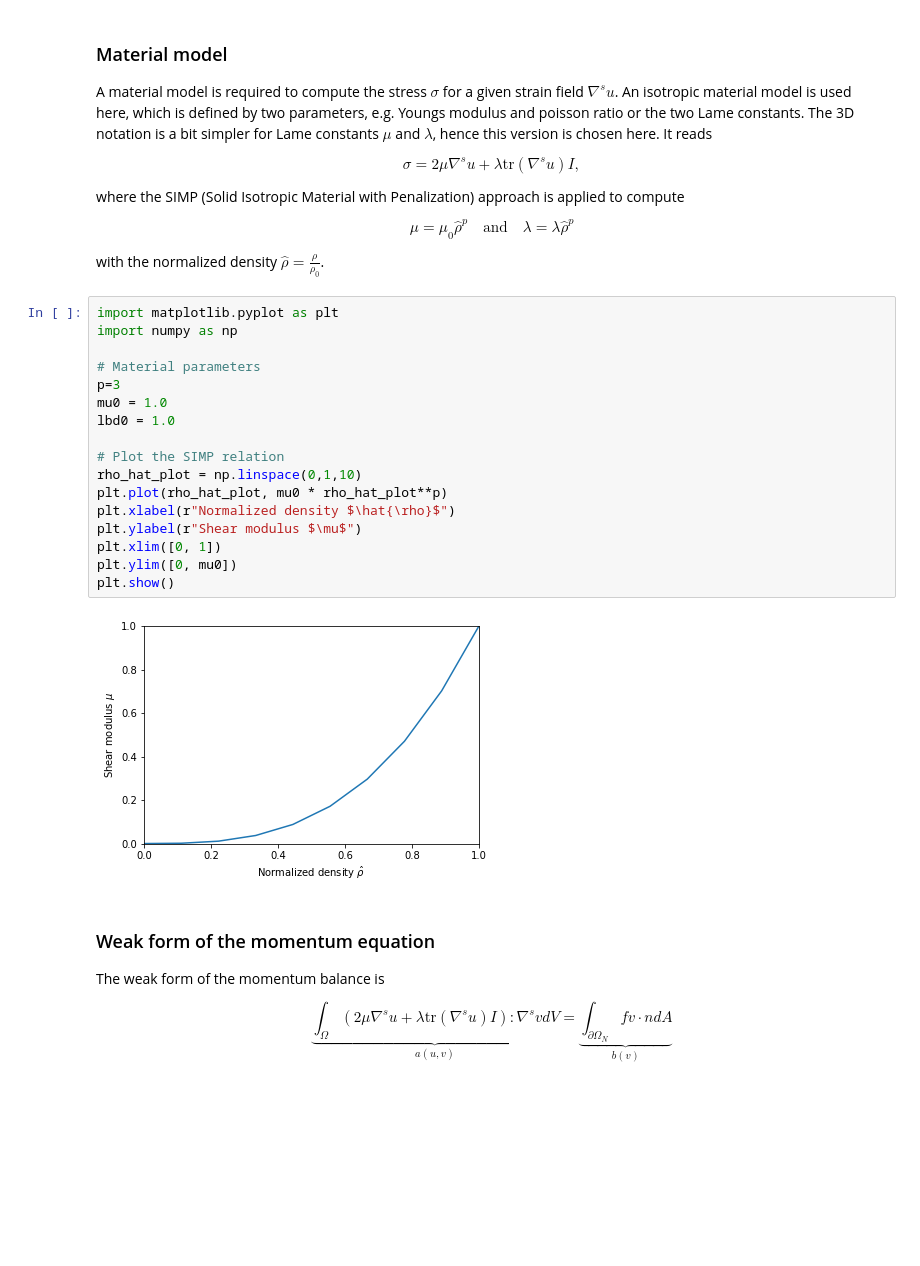
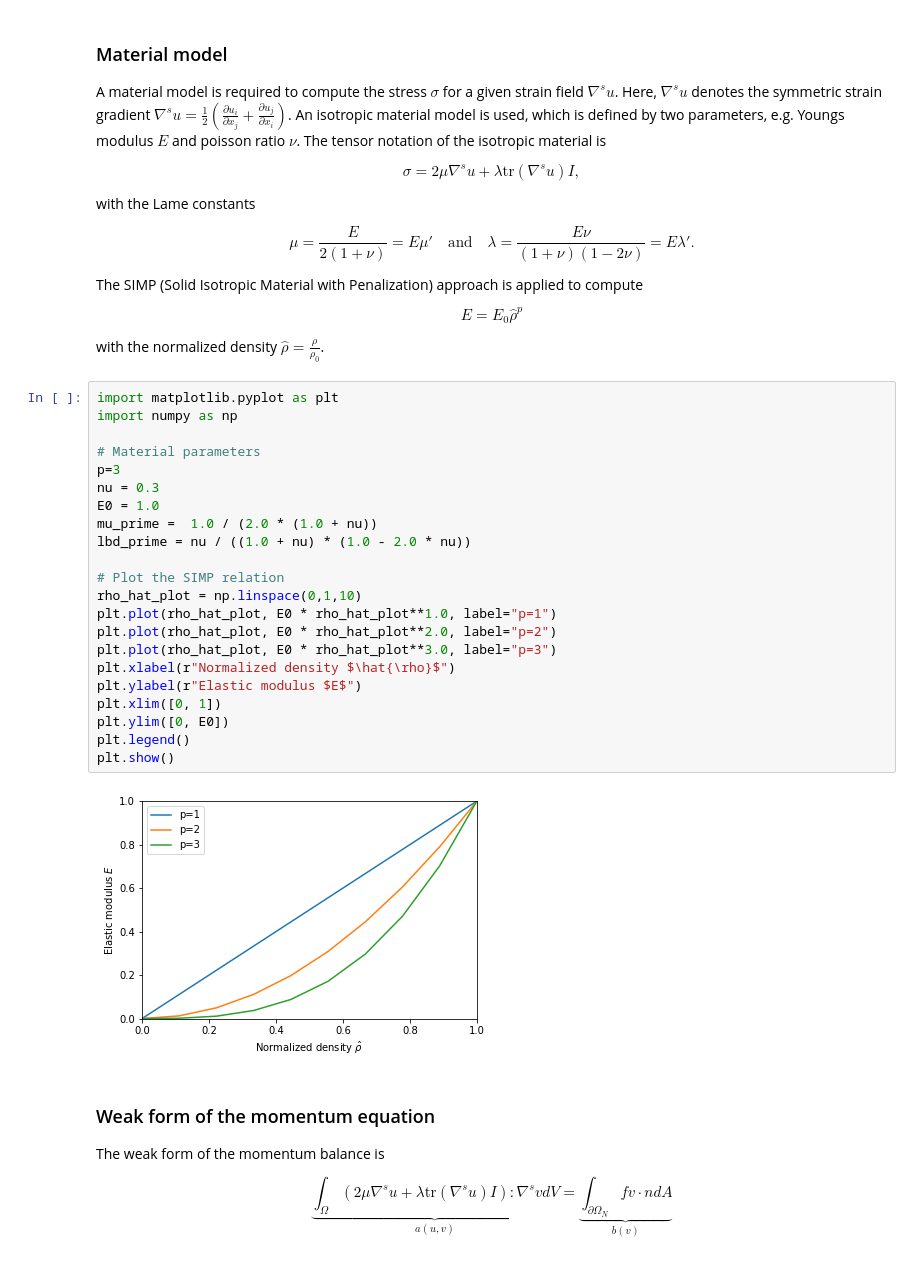
Before and after one commit to meyer-nils/topology_optimization_introduction, a Jupyter notebook: bookshelf.ipynb, the cells around one changed output. Saved outputs shown, nothing was run; the diff lists cells and outputs as text; blank space fills up the shorter version.

```diff
--- a/bookshelf.ipynb
+++ b/bookshelf.ipynb
@@ -18,34 +18,43 @@ $$\sigma n = f \quad \textrm{on} \quad \partial\Omega_N. $$
 # %% [markdown]
 ### Material model
 
-A material model is required to compute the stress $\sigma$ for a given strain field $\nabla^s u$. An isotropic material model is used here, which is defined by two parameters, e.g. Youngs modulus and poisson ratio or the two Lame constants. The 3D notation is a bit simpler for Lame constants $\mu$ and $\lambda$, hence this version is chosen here. It reads
+A material model is required to compute the stress $\sigma$ for a given strain field $\nabla^s u$. Here, $\nabla^s u$ denotes the symmetric strain gradient $\nabla^s u = \frac{1}{2} \left( \frac{\partial u_i}{\partial x_j} + \frac{\partial u_j}{\partial x_i} \right )$. An isotropic material model is used, which is defined by two parameters, e.g. Youngs modulus $E$ and poisson ratio $\nu$. The tensor notation of the isotropic material is
 
 $$\sigma = 2 \mu \nabla^s u + \lambda \textrm{tr}(\nabla^s u) I,$$
 
-where the SIMP (Solid Isotropic Material with Penalization) approach is applied to compute
+with the Lame constants
 
-$$ \mu = \mu_0 \hat{\rho}^p \quad \textrm{and} \quad \lambda = \lambda \hat{\rho}^p$$
+$$ \mu = \frac{E}{2(1+\nu)} = E \mu' \quad \textrm{and} \quad \lambda = \frac{E\nu}{(1+\nu)(1-2\nu)} = E \lambda' .$$
+
+The SIMP (Solid Isotropic Material with Penalization) approach is applied to compute
+
+$$ E = E_0 \hat{\rho}^p $$
 
 with the normalized density $\hat{\rho} = \frac{\rho}{\rho_0}$.
 # %%
 import matplotlib.pyplot as plt
 import numpy as np
 
 # Material parameters
 p=3
-mu0 = 1.0
-lbd0 = 1.0
+nu = 0.3
+E0 = 1.0
+mu_prime =  1.0 / (2.0 * (1.0 + nu))
+lbd_prime = nu / ((1.0 + nu) * (1.0 - 2.0 * nu))
 
 # Plot the SIMP relation
 rho_hat_plot = np.linspace(0,1,10)
-plt.plot(rho_hat_plot, mu0 * rho_hat_plot**p)
+plt.plot(rho_hat_plot, E0 * rho_hat_plot**1.0, label="p=1")
+plt.plot(rho_hat_plot, E0 * rho_hat_plot**2.0, label="p=2")
+plt.plot(rho_hat_plot, E0 * rho_hat_plot**3.0, label="p=3")
 plt.xlabel(r"Normalized density $\hat{\rho}$")
-plt.ylabel(r"Shear modulus $\mu$")
+plt.ylabel(r"Elastic modulus $E$")
 plt.xlim([0, 1])
-plt.ylim([0, mu0])
+plt.ylim([0, E0])
+plt.legend()
 plt.show()
 # %% [output]
-[figure, old version]
+[figure, new version]
 # %% [markdown]
 ### Weak form of the momentum equation
 
```
Also changed, not shown: parts of 4 cells of this notebook.
